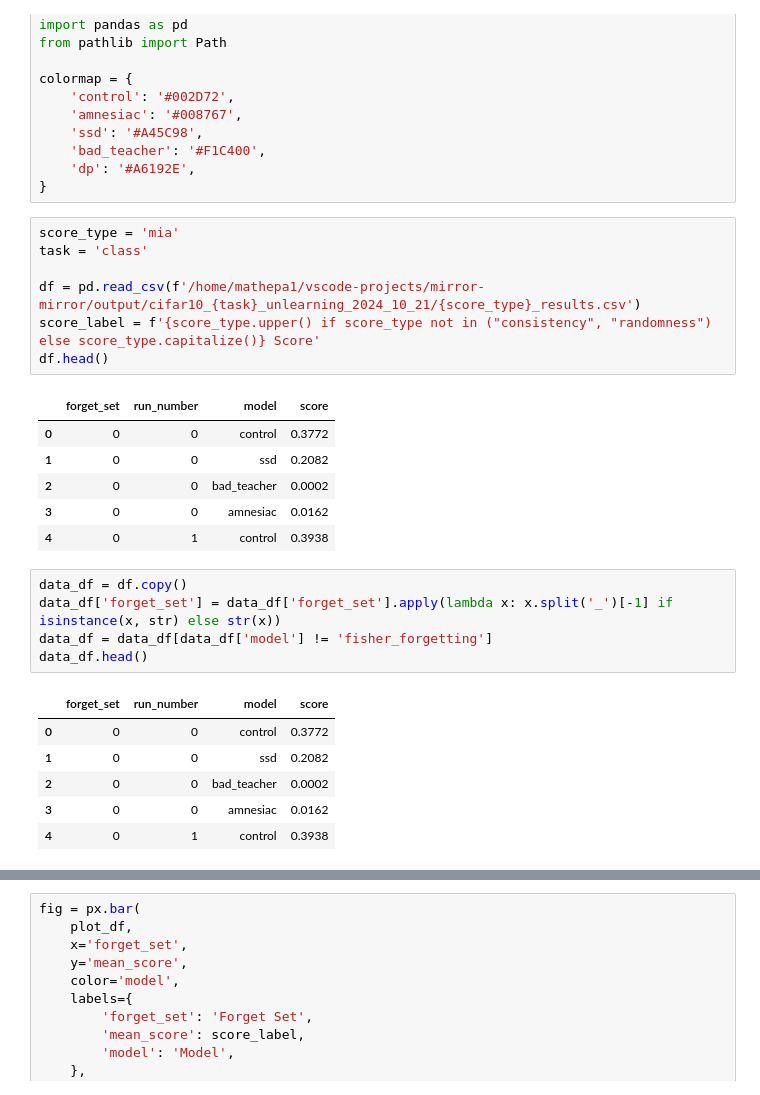
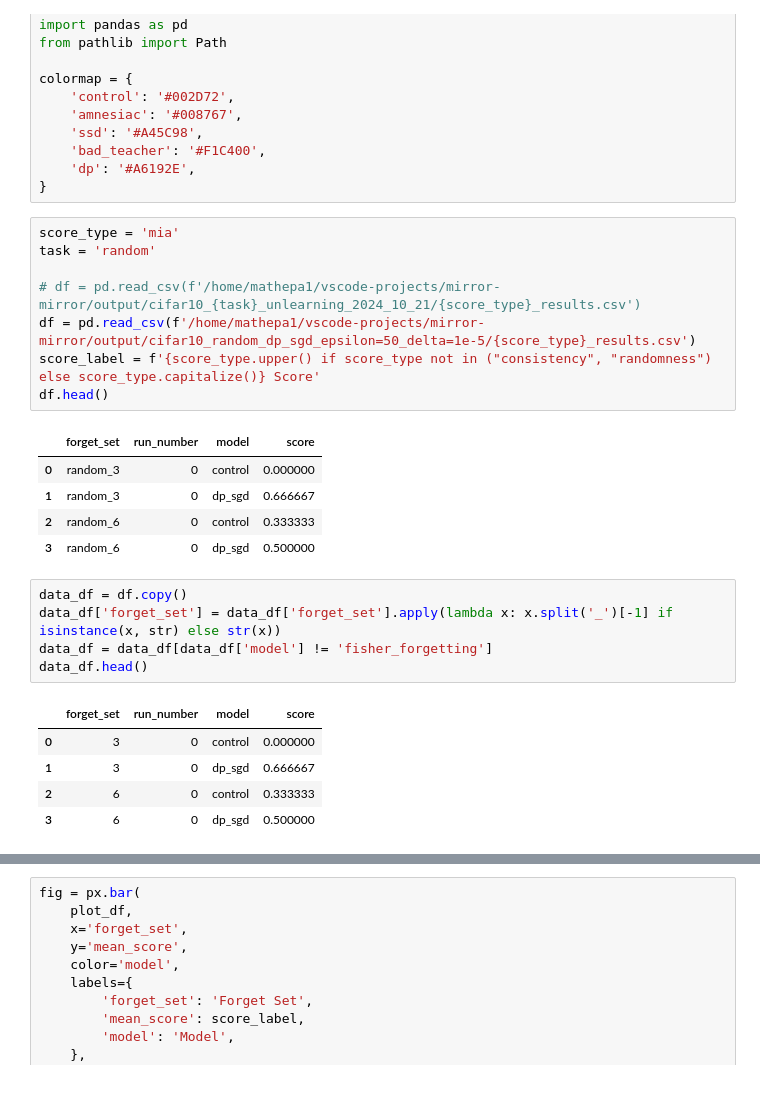
Before and after one commit to PhilMathew/mirror-mirror, a Jupyter notebook: visualization/visualize_results.ipynb, the cells around one changed output, grey strips where cells are left out. Saved outputs shown, nothing was run; the diff lists cells and outputs as text.

```diff
--- a/visualization/visualize_results.ipynb
+++ b/visualization/visualize_results.ipynb
@@ -14,18 +14,18 @@ colormap = {
 }
 # %%
 score_type = 'mia'
-task = 'class'
+task = 'random'
 
-df = pd.read_csv(f'/home/mathepa1/vscode-projects/mirror-mirror/output/cifar10_{task}_unlearning_2024_10_21/{score_type}_results.csv')
+# df = pd.read_csv(f'/home/mathepa1/vscode-projects/mirror-mirror/output/cifar10_{task}_unlearning_2024_10_21/{score_type}_results.csv')
+df = pd.read_csv(f'/home/mathepa1/vscode-projects/mirror-mirror/output/cifar10_random_dp_sgd_epsilon=50_delta=1e-5/{score_type}_results.csv')
 score_label = f'{score_type.upper() if score_type not in ("consistency", "randomness") else score_type.capitalize()} Score'
 df.head()
 # %% [output]
 |  | forget_set | run_number | model | score |
-| 0 | 0 | 0 | control | 0.3772 |
-| 1 | 0 | 0 | ssd | 0.2082 |
-| 2 | 0 | 0 | bad_teacher | 0.0002 |
-| 3 | 0 | 0 | amnesiac | 0.0162 |
-| 4 | 0 | 1 | control | 0.3938 |
+| 0 | random_3 | 0 | control | 0.000000 |
+| 1 | random_3 | 0 | dp_sgd | 0.666667 |
+| 2 | random_6 | 0 | control | 0.333333 |
+| 3 | random_6 | 0 | dp_sgd | 0.500000 |
 # %%
 data_df = df.copy()
 data_df['forget_set'] = data_df['forget_set'].apply(lambda x: x.split('_')[-1] if isinstance(x, str) else str(x))
@@ -33,11 +33,10 @@ data_df = data_df[data_df['model'] != 'fisher_forgetting']
 data_df.head()
 # %% [output]
 |  | forget_set | run_number | model | score |
-| 0 | 0 | 0 | control | 0.3772 |
-| 1 | 0 | 0 | ssd | 0.2082 |
-| 2 | 0 | 0 | bad_teacher | 0.0002 |
-| 3 | 0 | 0 | amnesiac | 0.0162 |
-| 4 | 0 | 1 | control | 0.3938 |
+| 0 | 3 | 0 | control | 0.000000 |
+| 1 | 3 | 0 | dp_sgd | 0.666667 |
+| 2 | 6 | 0 | control | 0.333333 |
+| 3 | 6 | 0 | dp_sgd | 0.500000 |
 # %%
 plot_df = data_df[data_df['forget_set'] == '3']
 plot_df['run_number'] = plot_df['run_number'].apply(lambda x: str(x + 1))
```
Also changed, not shown: parts of 2 cells of this notebook, 3 other files.
